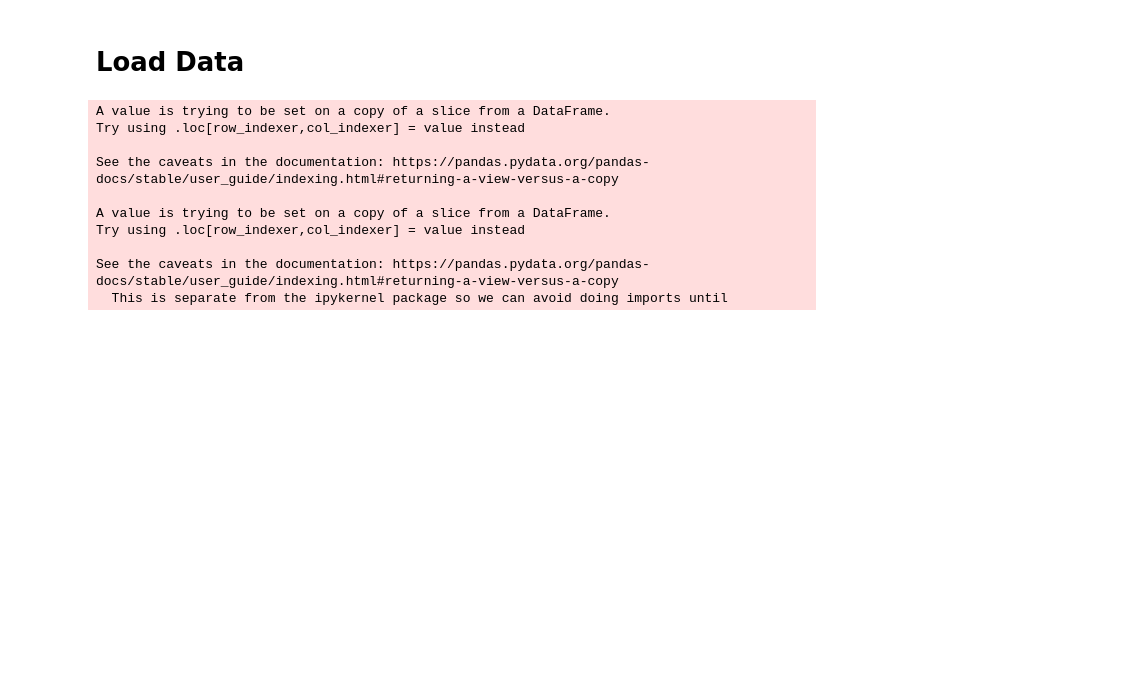
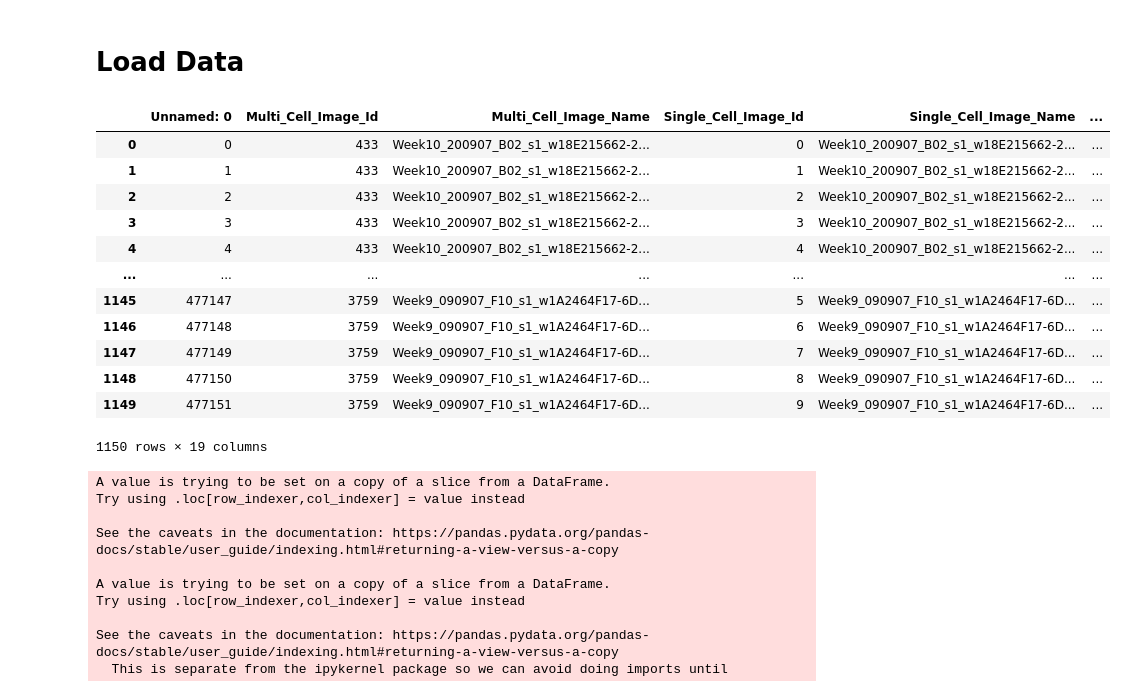
Before and after one commit to RasmusML/generative-models-for-phenotypic-profiling, a Jupyter notebook: classification_andrea.ipynb, the cells around one changed output. Drawn from its saved outputs; the diff is of its cells as text; code cells hidden in the pictures; blank space fills up the shorter version.

```diff
--- a/classification_andrea.ipynb
+++ b/classification_andrea.ipynb
@@ -49,6 +46,22 @@ Using device: cpu
 #metadata_all = read_metadata("./data/two_from_each_well/metadata.csv")
 metadata_all = read_metadata("./data/mix_from_all/metadata.csv")
 metadata_all = shuffle_metadata(metadata_all)
+# %%
+read_metadata("./data/mix_from_all/metadata.csv")
+# %% [output]
+|  | Unnamed: 0 | Multi_Cell_Image_Id | Multi_Cell_Image_Name | Single_Cell_Image_Id | Single_Cell_Image_Name | ... |
+| 0 | 0 | 433 | Week10_200907_B02_s1_w18E215662-2... | 0 | Week10_200907_B02_s1_w18E215662-2... | ... |
+| 1 | 1 | 433 | Week10_200907_B02_s1_w18E215662-2... | 1 | Week10_200907_B02_s1_w18E215662-2... | ... |
+| 2 | 2 | 433 | Week10_200907_B02_s1_w18E215662-2... | 2 | Week10_200907_B02_s1_w18E215662-2... | ... |
+| 3 | 3 | 433 | Week10_200907_B02_s1_w18E215662-2... | 3 | Week10_200907_B02_s1_w18E215662-2... | ... |
+| 4 | 4 | 433 | Week10_200907_B02_s1_w18E215662-2... | 4 | Week10_200907_B02_s1_w18E215662-2... | ... |
+| ... | ... | ... | ... | ... | ... | ... |
+| 1145 | 477147 | 3759 | Week9_090907_F10_s1_w1A2464F17-6D... | 5 | Week9_090907_F10_s1_w1A2464F17-6D... | ... |
+| 1146 | 477148 | 3759 | Week9_090907_F10_s1_w1A2464F17-6D... | 6 | Week9_090907_F10_s1_w1A2464F17-6D... | ... |
+| 1147 | 477149 | 3759 | Week9_090907_F10_s1_w1A2464F17-6D... | 7 | Week9_090907_F10_s1_w1A2464F17-6D... | ... |
+| 1148 | 477150 | 3759 | Week9_090907_F10_s1_w1A2464F17-6D... | 8 | Week9_090907_F10_s1_w1A2464F17-6D... | ... |
+| 1149 | 477151 | 3759 | Week9_090907_F10_s1_w1A2464F17-6D... | 9 | Week9_090907_F10_s1_w1A2464F17-6D... | ... |
+1150 rows × 19 columns
 # %%
 metadata = metadata_all[:2000]
 metadata['Well_unique'] = metadata['Image_Metadata_Well_DAPI'] + '_' + metadata['Image_Metadata_Plate_DAPI']
```
Also changed, not shown: parts of 11 cells of this notebook.
